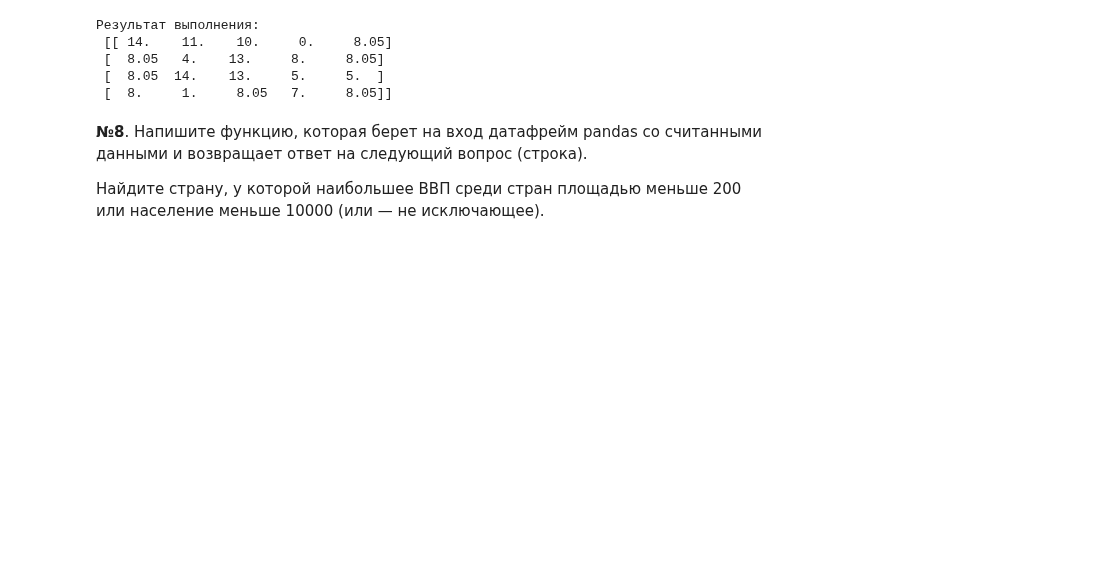
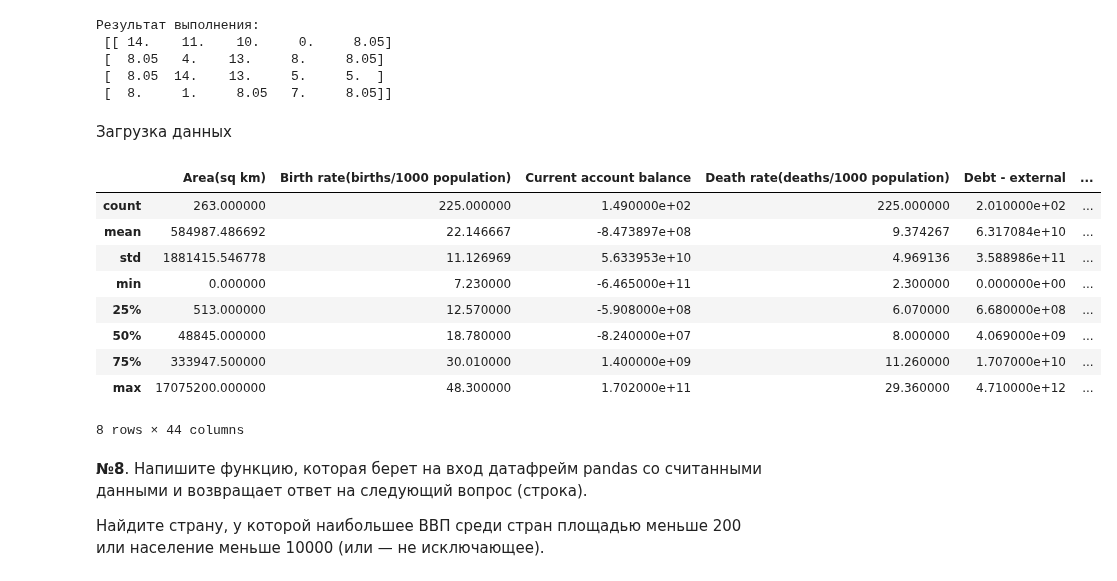
Before and after one commit to dbulgakov/HSE_DataMiningHW, a Jupyter notebook: DataAnalysis/Homeworks/Solutions/HW1_solution.ipynb, the cells around one changed output. Drawn from its saved outputs; the diff is of its cells as text; code cells hidden in the pictures; blank space fills up the shorter version.

```diff
--- a/DataAnalysis/Homeworks/Solutions/HW1_solution.ipynb
+++ b/DataAnalysis/Homeworks/Solutions/HW1_solution.ipynb
@@ -203,3 +203,19 @@ print('Результат выполнения:\n', find_some_elements(exmpl))
+# %% [markdown]
+Загрузка данных
+# %%
+data = pd.read_csv("countries.csv", sep=";", header=0)
+data.describe()
+# %% [output]
+|  | Area(sq km) | Birth rate(births/1000 population) | Current account balance | Death rate(deaths/1000 population) | Debt - external | ... |
+| count | 263.000000 | 225.000000 | 1.490000e+02 | 225.000000 | 2.010000e+02 | ... |
+| mean | 584987.486692 | 22.146667 | -8.473897e+08 | 9.374267 | 6.317084e+10 | ... |
+| std | 1881415.546778 | 11.126969 | 5.633953e+10 | 4.969136 | 3.588986e+11 | ... |
+| min | 0.000000 | 7.230000 | -6.465000e+11 | 2.300000 | 0.000000e+00 | ... |
+| 25% | 513.000000 | 12.570000 | -5.908000e+08 | 6.070000 | 6.680000e+08 | ... |
+| 50% | 48845.000000 | 18.780000 | -8.240000e+07 | 8.000000 | 4.069000e+09 | ... |
+| 75% | 333947.500000 | 30.010000 | 1.400000e+09 | 11.260000 | 1.707000e+10 | ... |
+| max | 17075200.000000 | 48.300000 | 1.702000e+11 | 29.360000 | 4.710000e+12 | ... |
+8 rows × 44 columns
 # %% [markdown]
 __№8__. Напишите функцию, которая берет на вход датафрейм pandas со считанными данными и возвращает ответ на следующий вопрос (строка).
 
```
Also changed, not shown: parts of 17 cells of this notebook.
